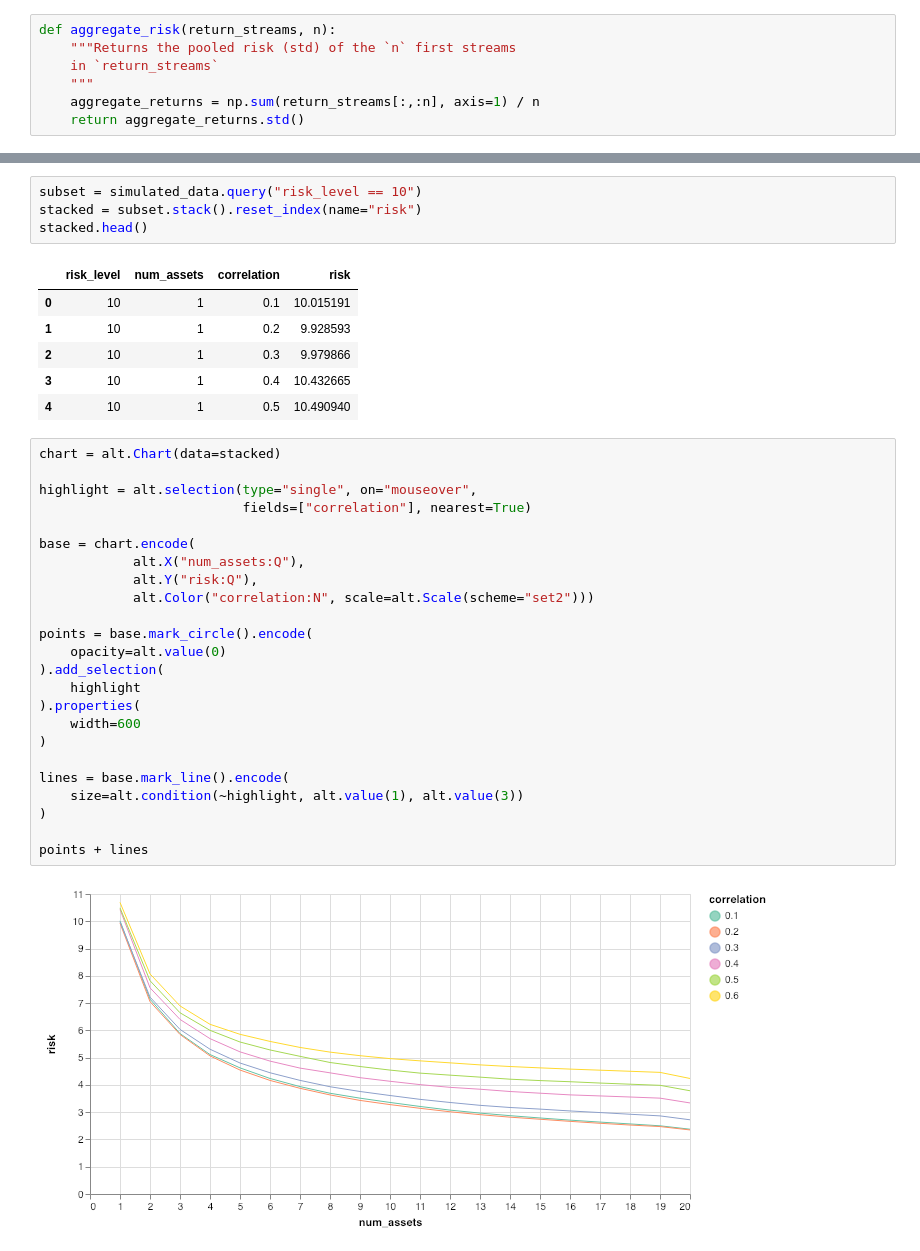
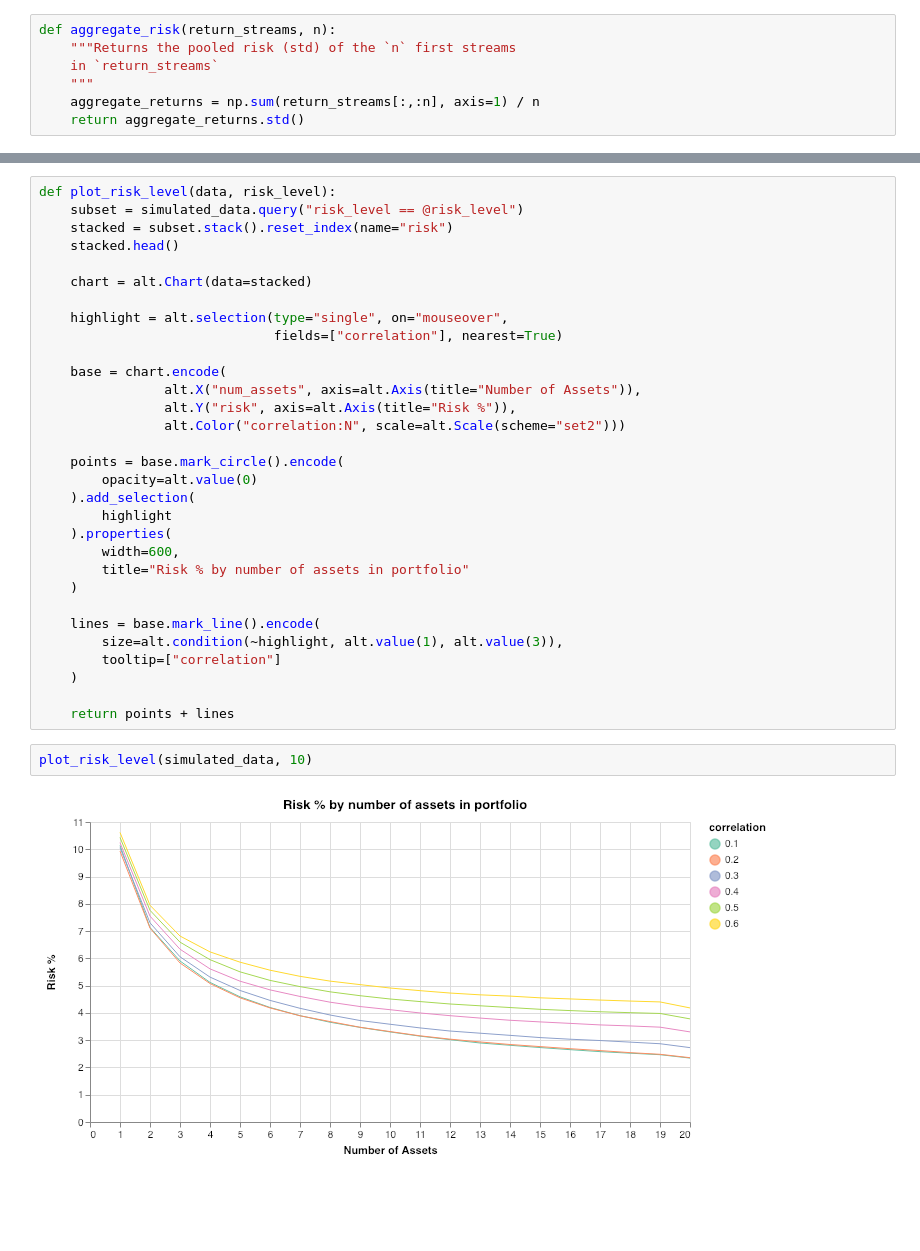
Before and after one commit to lambdaclass/finance_playground, a Jupyter notebook: notebooks/diversification-dalio-holy-grail.ipynb, the cells around one changed output, grey strips where cells are left out. Drawn from its saved outputs; the diff is of its cells as text; blank space fills up the shorter version.

Commit message:
Polished graphics

```diff
--- a/notebooks/diversification-dalio-holy-grail.ipynb
+++ b/notebooks/diversification-dalio-holy-grail.ipynb
@@ -98,40 +55,38 @@ for risk in risk_levels:
         simulated_data.loc[(risk, ), round(corr, 1)] = risk_level
 
 simulated_data.columns.names = ["correlation"]
-# %%
-subset = simulated_data.query("risk_level == 10")
-stacked = subset.stack().reset_index(name="risk")
-stacked.head()
-# %% [output]
-|  | risk_level | num_assets | correlation | risk |
-| 0 | 10 | 1 | 0.1 | 10.015191 |
-| 1 | 10 | 1 | 0.2 | 9.928593 |
-| 2 | 10 | 1 | 0.3 | 9.979866 |
-| 3 | 10 | 1 | 0.4 | 10.432665 |
-| 4 | 10 | 1 | 0.5 | 10.490940 |
 # %%
-chart = alt.Chart(data=stacked)
+def plot_risk_level(data, risk_level):
+    subset = simulated_data.query("risk_level == @risk_level")
+    stacked = subset.stack().reset_index(name="risk")
+    stacked.head()
 
-highlight = alt.selection(type="single", on="mouseover",
-                          fields=["correlation"], nearest=True)
+    chart = alt.Chart(data=stacked)
 
-base = chart.encode(
-            alt.X("num_assets:Q"),
-            alt.Y("risk:Q"),
-            alt.Color("correlation:N", scale=alt.Scale(scheme="set2")))
+    highlight = alt.selection(type="single", on="mouseover",
+                              fields=["correlation"], nearest=True)
 
-points = base.mark_circle().encode(
-    opacity=alt.value(0)
-).add_selection(
-    highlight
-).properties(
-    width=600
-)
+    base = chart.encode(
+                alt.X("num_assets", axis=alt.Axis(title="Number of Assets")),
+                alt.Y("risk", axis=alt.Axis(title="Risk %")),
+                alt.Color("correlation:N", scale=alt.Scale(scheme="set2")))
 
-lines = base.mark_line().encode(
-    size=alt.condition(~highlight, alt.value(1), alt.value(3))
-)
+    points = base.mark_circle().encode(
+        opacity=alt.value(0)
+    ).add_selection(
+        highlight
+    ).properties(
+        width=600,
+        title="Risk % by number of assets in portfolio"
+    )
 
-points + lines
+    lines = base.mark_line().encode(
+        size=alt.condition(~highlight, alt.value(1), alt.value(3)),
+        tooltip=["correlation"]
+    )
+
+    return points + lines
-# %% [output]
-[figure, removed]
+# %%
+plot_risk_level(simulated_data, 10)
+# %% [output]
+[figure, added]
```
Also changed, not shown: parts of 6 cells of this notebook.
